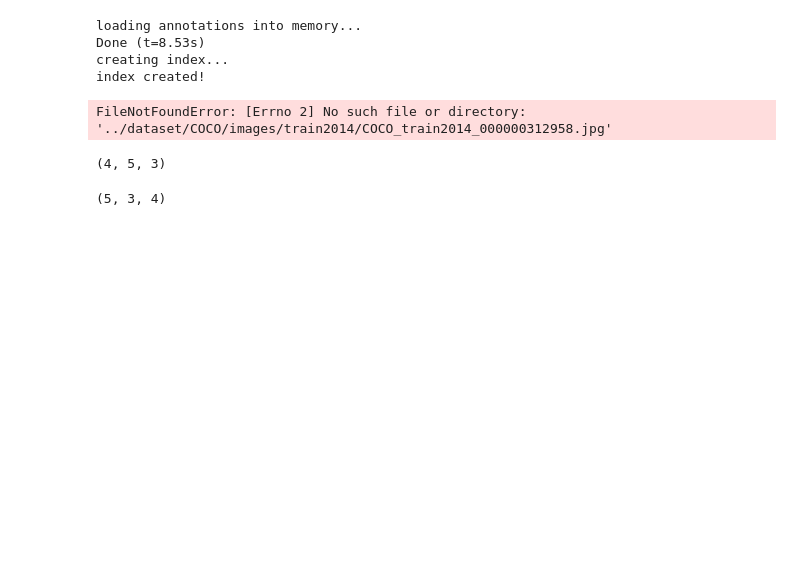
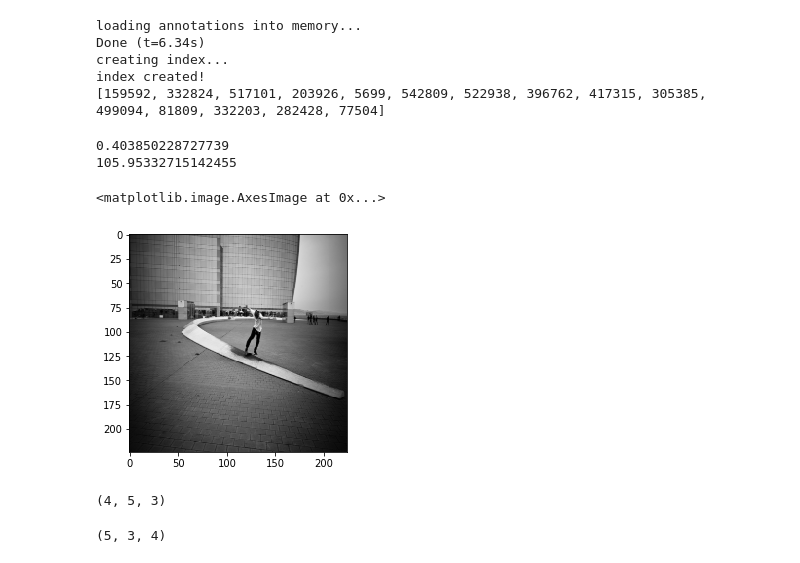
Before and after one commit to MSeeker1340/Vision2018-Pose, a Jupyter notebook: src/preprocessing_resize.ipynb, the cells around one changed output. Drawn from its saved outputs; the diff is of its cells as text; code cells hidden in the pictures; blank space fills up the shorter version.

Commit message:
Fixed preprocessing; created preprocessing alternative based on resizing; updated plot

```diff
--- a/src/preprocessing_resize.ipynb
+++ b/src/preprocessing_resize.ipynb
@@ -99,10 +104,2 @@ def load_data(data_dir, data_type, image_shape=image_shape, sigma=sigma, num_inp
 
     return X, Y
-# %%
-X, Y = load_data("../dataset/COCO", 'train2014')
-# %% [output]
-loading annotations into memory...
-Done (t=8.53s)
-creating index...
-index created!
-FileNotFoundError: [Errno 2] No such file or directory: '../dataset/COCO/images/train2014/COCO_train2014_000000312958.jpg'
@@ -112,0 +106,10 @@ b = a.transpose(1, 2, 0)
+# %%
+X, Y = load_data("../dataset/COCO", 'train2014', sigma=8.0, num_input=10,
+                 image_ids = [159592, 332824, 517101, 203926,   5699, 542809, 522938, 396762, 417315, 305385,
+                              499094,  81809, 332203, 282428,  77504])
+# %% [output]
+loading annotations into memory...
+Done (t=6.34s)
+creating index...
+index created!
+[159592, 332824, 517101, 203926, 5699, 542809, 522938, 396762, 417315, 305385, 499094, 81809, 332203, 282428, 77504]
@@ -113,3 +119,12 @@ b = a.transpose(1, 2, 0)
+# %%
+print(np.amax(Y))
+print(np.sum(Y))
+pyplot.imshow(X[0])
+# %% [output]
+0.403850228727739
+105.95332715142455
+<matplotlib.image.AxesImage at 0x...>
+[figure, added]
 # %%
 b.shape
 # %% [output]
```
Also changed, not shown: parts of 5 cells of this notebook, 2 other files.
